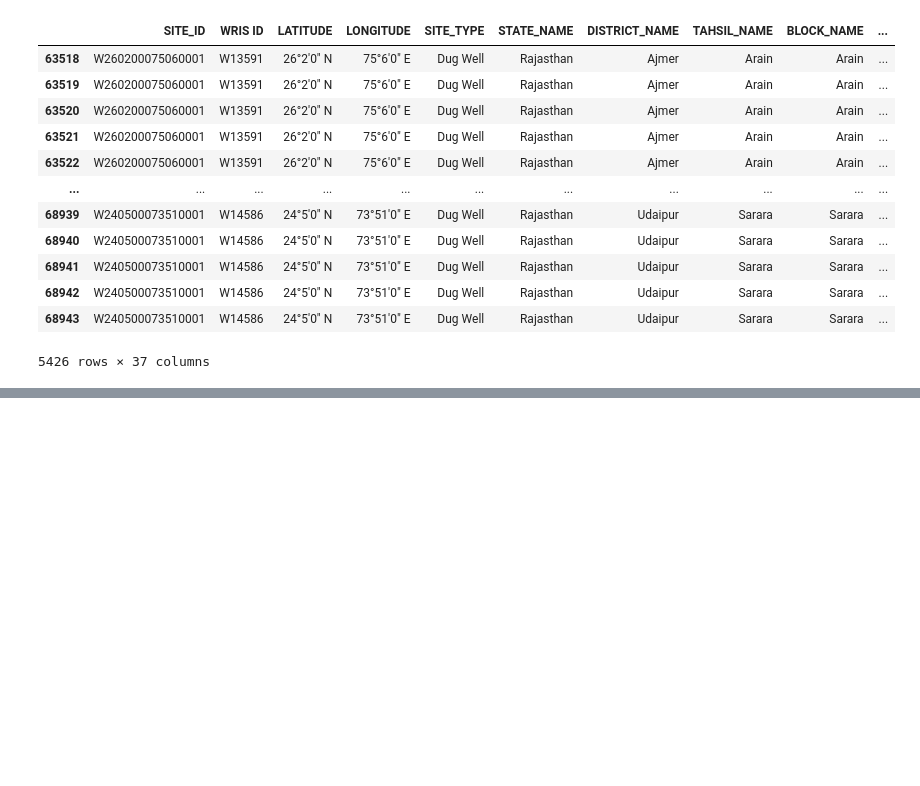
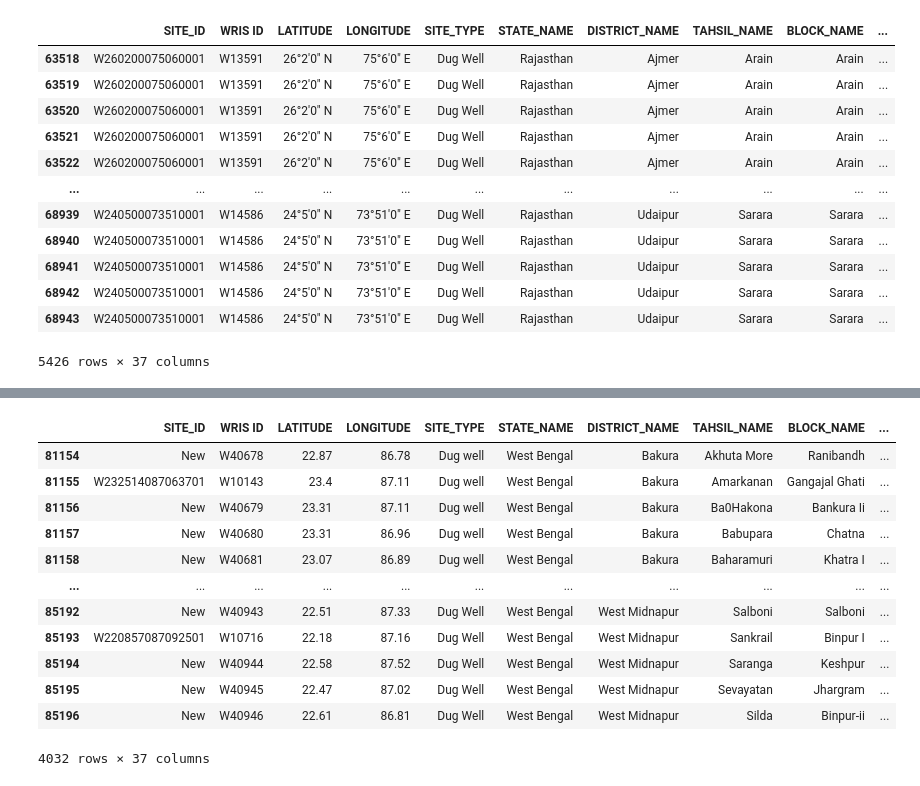
Before and after one commit to Akshay2002Singh/Water-Analysis_Python_ML, a Jupyter notebook: 5 states/analysis.ipynb, the cells around one changed output, grey strips where cells are left out. Saved outputs shown, nothing was run; the diff lists cells and outputs as text; code cells hidden in the pictures; blank space fills up the shorter version.

```diff
--- a/5 states/analysis.ipynb
+++ b/5 states/analysis.ipynb
@@ -44,0 +68,17 @@ Rajasthan
+# %%
+West_Bengal = all_data.loc[all_data['STATE_NAME']=='West Bengal']
+West_Bengal
+# %% [output]
+|  | SITE_ID | WRIS ID | LATITUDE | LONGITUDE | SITE_TYPE | STATE_NAME | DISTRICT_NAME | TAHSIL_NAME | BLOCK_NAME | ... |
+| 81154 | New | W40678 | 22.87 | 86.78 | Dug well | West Bengal | Bakura | Akhuta More | Ranibandh | ... |
+| 81155 | W232514087063701 | W10143 | 23.4 | 87.11 | Dug well | West Bengal | Bakura | Amarkanan | Gangajal Ghati | ... |
+| 81156 | New | W40679 | 23.31 | 87.11 | Dug well | West Bengal | Bakura | Ba0Hakona | Bankura Ii | ... |
+| 81157 | New | W40680 | 23.31 | 86.96 | Dug well | West Bengal | Bakura | Babupara | Chatna | ... |
+| 81158 | New | W40681 | 23.07 | 86.89 | Dug well | West Bengal | Bakura | Baharamuri | Khatra I | ... |
+| ... | ... | ... | ... | ... | ... | ... | ... | ... | ... | ... |
+| 85192 | New | W40943 | 22.51 | 87.33 | Dug Well | West Bengal | West Midnapur | Salboni | Salboni | ... |
+| 85193 | W220857087092501 | W10716 | 22.18 | 87.16 | Dug Well | West Bengal | West Midnapur | Sankrail | Binpur I | ... |
+| 85194 | New | W40944 | 22.58 | 87.52 | Dug Well | West Bengal | West Midnapur | Saranga | Keshpur | ... |
+| 85195 | New | W40945 | 22.47 | 87.02 | Dug Well | West Bengal | West Midnapur | Sevayatan | Jhargram | ... |
+| 85196 | New | W40946 | 22.61 | 86.81 | Dug Well | West Bengal | West Midnapur | Silda | Binpur-ii | ... |
+4032 rows × 37 columns
```
Also changed, not shown: parts of 8 cells of this notebook.
